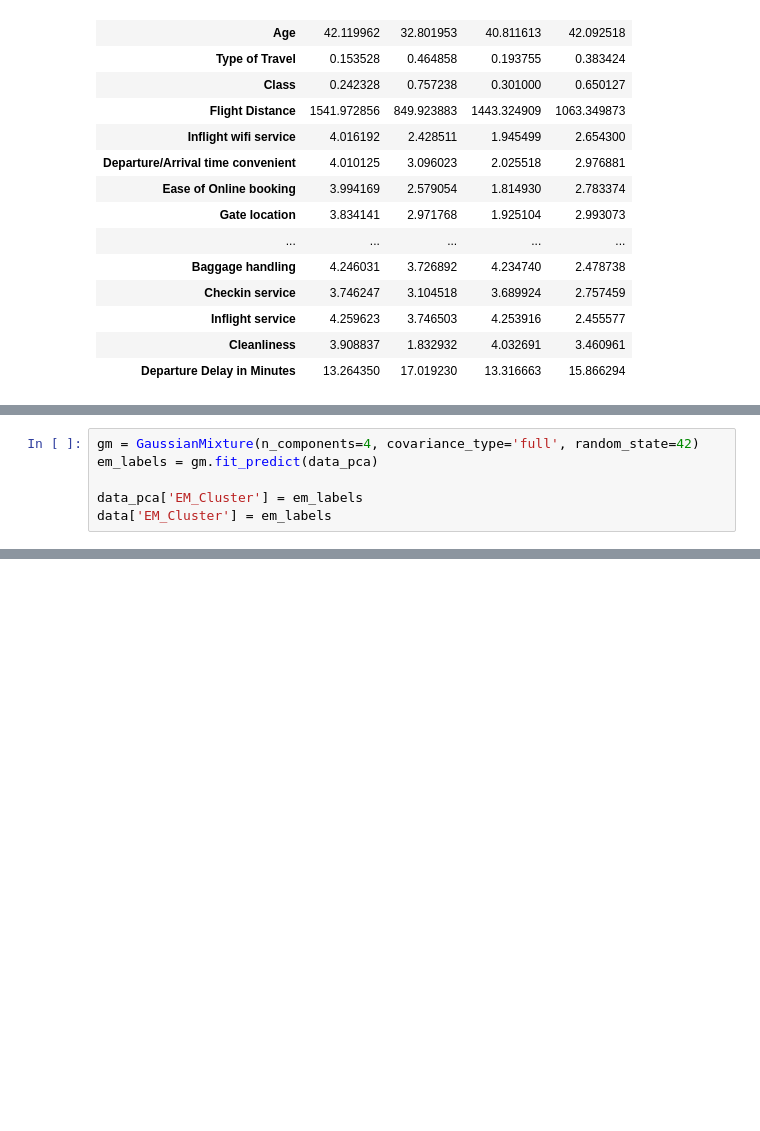
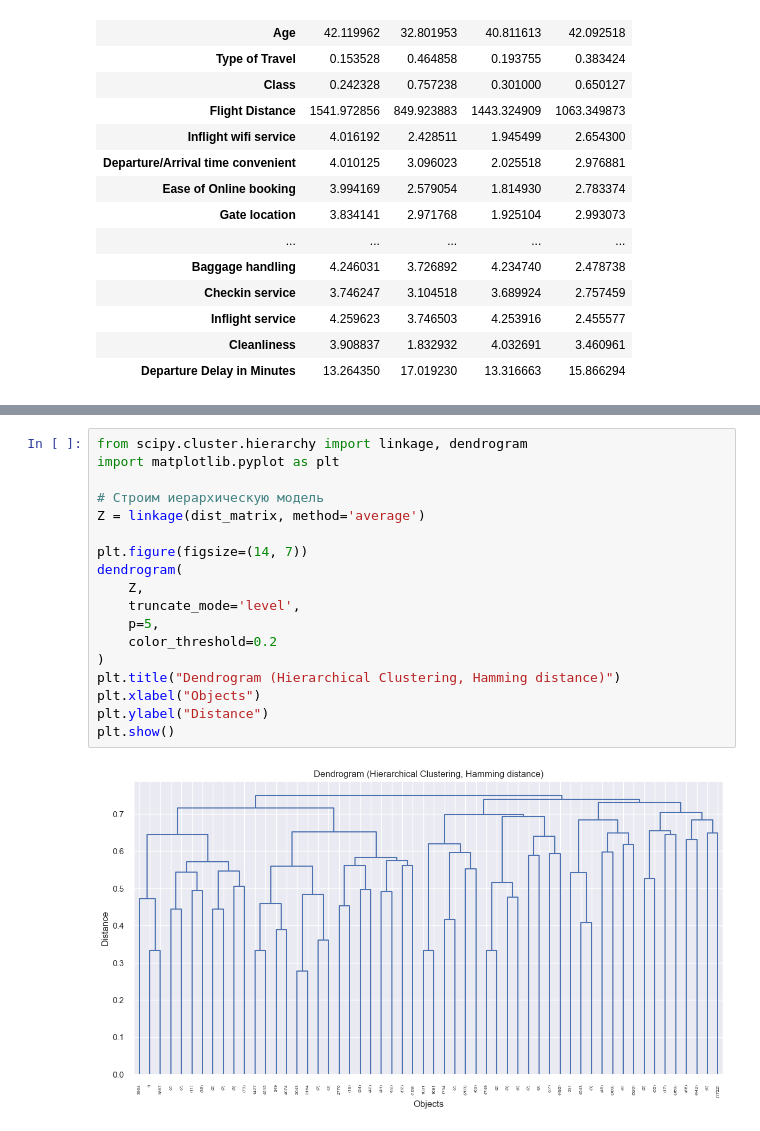
Before and after one commit to Awesome-autumn-weirdo/-------------, a Jupyter notebook: Untitled-1.ipynb, the cells around one changed output, grey strips where cells are left out. Saved outputs shown, nothing was run; the diff lists cells and outputs as text; blank space fills up the shorter version.

```diff
--- a/Untitled-1.ipynb
+++ b/Untitled-1.ipynb
@@ -244,6 +236,0 @@ plt.show()
-# %%
-gm = GaussianMixture(n_components=4, covariance_type='full', random_state=42)
-em_labels = gm.fit_predict(data_pca)
-
-data_pca['EM_Cluster'] = em_labels
-data['EM_Cluster'] = em_labels
@@ -315,0 +275,20 @@ Name: satisfaction, dtype: float64
+# %%
+from scipy.cluster.hierarchy import linkage, dendrogram
+import matplotlib.pyplot as plt
+
+# Строим иерархическую модель
+Z = linkage(dist_matrix, method='average')
+
+plt.figure(figsize=(14, 7))
+dendrogram(
+    Z,
+    truncate_mode='level',
+    p=5,
+    color_threshold=0.2
+)
+plt.title("Dendrogram (Hierarchical Clustering, Hamming distance)")
+plt.xlabel("Objects")
+plt.ylabel("Distance")
+plt.show()
+# %% [output]
+[figure, added]
```
Also changed, not shown: parts of 14 cells of this notebook.
